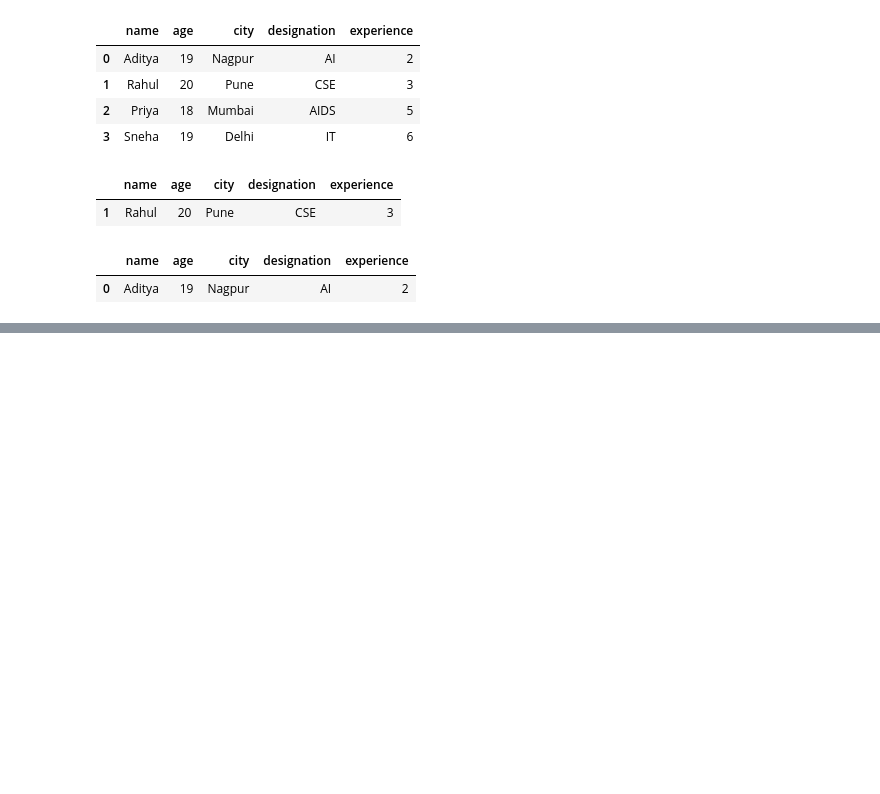
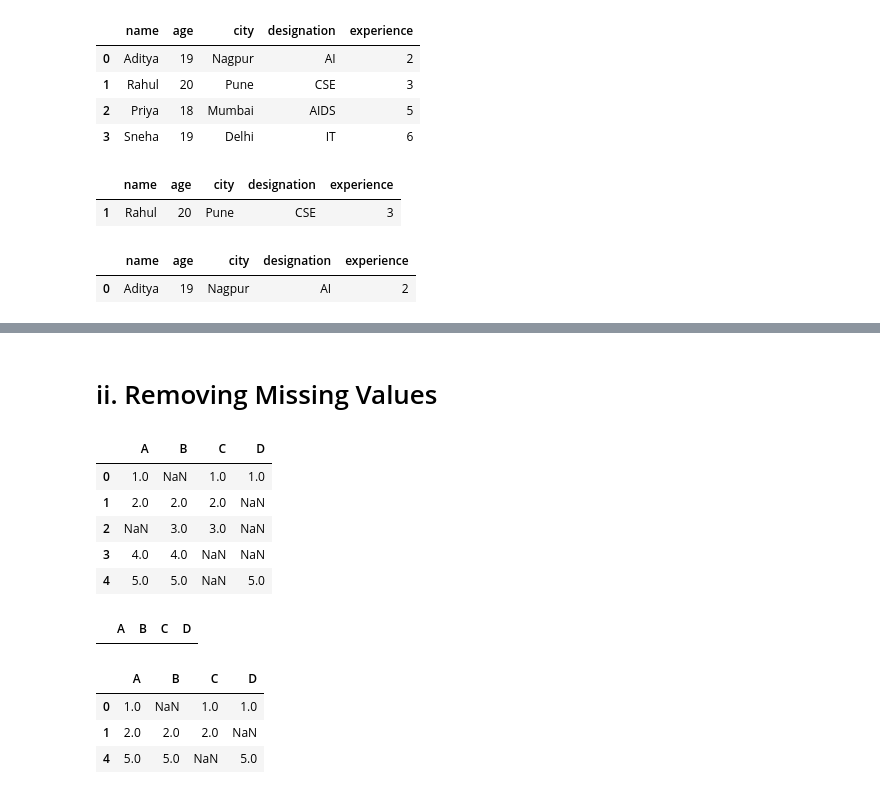
Before and after one commit to Adityadevhare/ML-learning-journey, a Jupyter notebook: Pandas.ipynb, the cells around one changed output, grey strips where cells are left out. Cells and saved outputs as stored; diff of their text form; code cells hidden in the pictures; blank space fills up the shorter version.

```diff
--- a/Pandas.ipynb
+++ b/Pandas.ipynb
@@ -479,0 +546,37 @@ df4[(df4['age'] > 18) & (df4['city'] == 'Nagpur')]
+# %% [markdown]
+# ii. Removing Missing Values
+# %%
+df5
+# %% [output]
+|  | A | B | C | D |
+| 0 | 1.0 | NaN | 1.0 | 1.0 |
+| 1 | 2.0 | 2.0 | 2.0 | NaN |
+| 2 | NaN | 3.0 | 3.0 | NaN |
+| 3 | 4.0 | 4.0 | NaN | NaN |
+| 4 | 5.0 | 5.0 | NaN | 5.0 |
+# %%
+##> Using dropna()
+
+# By using the dropna() function , the output shows a sanpshot of the removed Nan rows .
+#> As in my case all the rows will be diappered as every row contanin a missing value.
+
+
+df5.dropna()
+# %% [output]
+|  | A | B | C | D |
+# %%
+##> Passing the 'threshold' parameter to the "dropna()"
+#? What does the thres do ?
+# > in thershold we usually pass a number(integer) and it sreachs that
+# perticular row with a non-nan value .
+
+df5.dropna(thresh=3)
+
+
+# > If we are providing the thresh more thaan the number of the columns than the
+# output will be an empty DataFrame .
+# %% [output]
+|  | A | B | C | D |
+| 0 | 1.0 | NaN | 1.0 | 1.0 |
+| 1 | 2.0 | 2.0 | 2.0 | NaN |
+| 4 | 5.0 | 5.0 | NaN | 5.0 |
```
Also changed, not shown: parts of 10 cells of this notebook.
